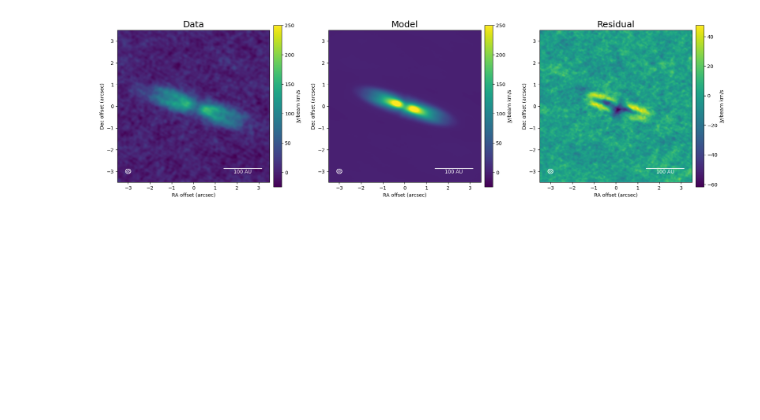
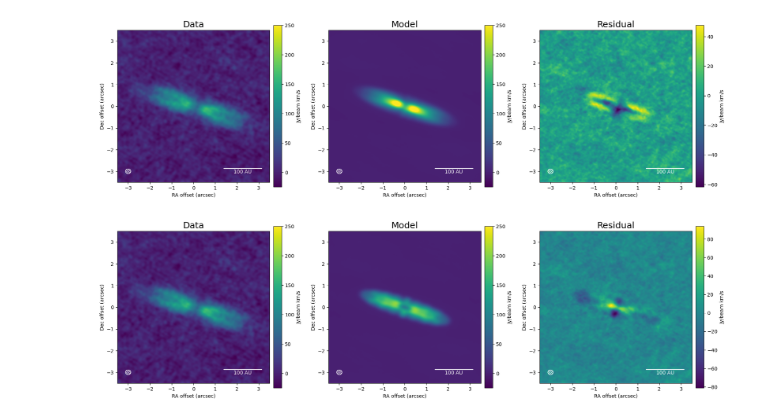
Before and after one commit to theochawla/49ceti_warpmodel, a Jupyter notebook: thesis_plots/dmr_plots/dmr_plots.ipynb, the cells around one changed output. Saved outputs shown, nothing was run; the diff lists cells and outputs as text; code cells hidden in the pictures; blank space fills up the shorter version.

```diff
--- a/thesis_plots/dmr_plots/dmr_plots.ipynb
+++ b/thesis_plots/dmr_plots/dmr_plots.ipynb
@@ -133,0 +146,70 @@ plt.show()
+# %%
+
+# Load images and WCS (reuse from earlier cells if possible)
+data_fits  = fits.open('12CO_LSRK_cleanimage_M0.fits')
+model_fits = fits.open('m2spiral_model_3-31_M0.fits')
+resid_fits = fits.open('m2spiral_resids_3-31_M0.fits')
+
+data_image  = data_fits['PRIMARY'].data
+model_image = model_fits['PRIMARY'].data
+resid_image = resid_fits['PRIMARY'].data
+
+wcs = WCS(data_fits['PRIMARY'].header)  # Use data WCS for all (assuming shared)
+header = data_fits['PRIMARY'].header
+
+# Compute extent using the 2-arg function (from Cell 6)
+extent_data = wcs_extent(data_image, wcs)
+# Note: Using extent_data for all to keep offsets consistent; adjust if needed
+
+# Beam parameters from header (in degrees)
+bmaj_deg = header['BMAJ']  # Major axis
+bmin_deg = header['BMIN']  # Minor axis
+bpa_deg  = header['BPA']   # Position angle
+
+# Convert to arcseconds (for plotting in offset coords)
+bmaj_arcsec = bmaj_deg * 3600.0
+bmin_arcsec = bmin_deg * 3600.0
+bpa_arcsec  = bpa_deg  # Angle remains the same
+
+# Plot 3 panels
+fig = plt.figure(figsize=(18, 6))
+gs = gridspec.GridSpec(nrows=1, ncols=3, figure=fig)
+
+panels = [
+    (data_image, 'Data', -25, 250),
+    (model_image, 'Model', -25, 250),
+    (resid_image, 'Residual', None, None),  # Auto-scale for residuals
+]
+
+for i, (img, title, vmin, vmax) in enumerate(panels):
+    ax = fig.add_subplot(gs[0, i])
+    ax.set_aspect('equal')
+    im = plt.imshow(img, cmap="viridis", origin="lower", extent=extent_data, vmin=vmin, vmax=vmax)
+    ax.set_xlim(-3.5, 3.5)
+    ax.set_ylim(-3.5, 3.5)
+    cbar = plt.colorbar(im, ax=ax, shrink=0.8, pad=0.02, label="Jy/beam km/s")
+    plt.title(title, fontsize=18)
+    ax.set_xlabel("RA offset (arcsec)")
+    ax.set_ylabel("Dec offset (arcsec)")
+
+    # Add beam as ellipse patch (centered at 0,0 offsets)
+    beam = Ellipse((-3, -3), width=bmin_arcsec, height=bmaj_arcsec, angle=bpa_arcsec,
+                   fill=False, hatch='//////', color="white", linewidth=1)
+    ax.add_patch(beam)
+    # Scalebar: 100 AU at 52 pc ≈ 1.92 arcsec
+
+
+    distance_pc = dist
+    physical_size_au = 100
+    distance_au = distance_pc * 206265  # 1 pc = 206265 AU
+    theta_arcsec = (physical_size_au / distance_au) * 206265
+    scalebar = AnchoredSizeBar(ax.transData, theta_arcsec, f'{physical_size_au} AU',
+                            loc='lower right', pad=1.5, color='white', frameon=False,
+                            size_vertical=0.01)  # Thin bar
+    ax.add_artist(scalebar)
+
+plt.tight_layout()
+plt.savefig("m2_dmr.pdf")
+plt.show()
+# %% [output]
+[figure, added]
```
Also changed, not shown: parts of 2 cells of this notebook, 26 other files.
